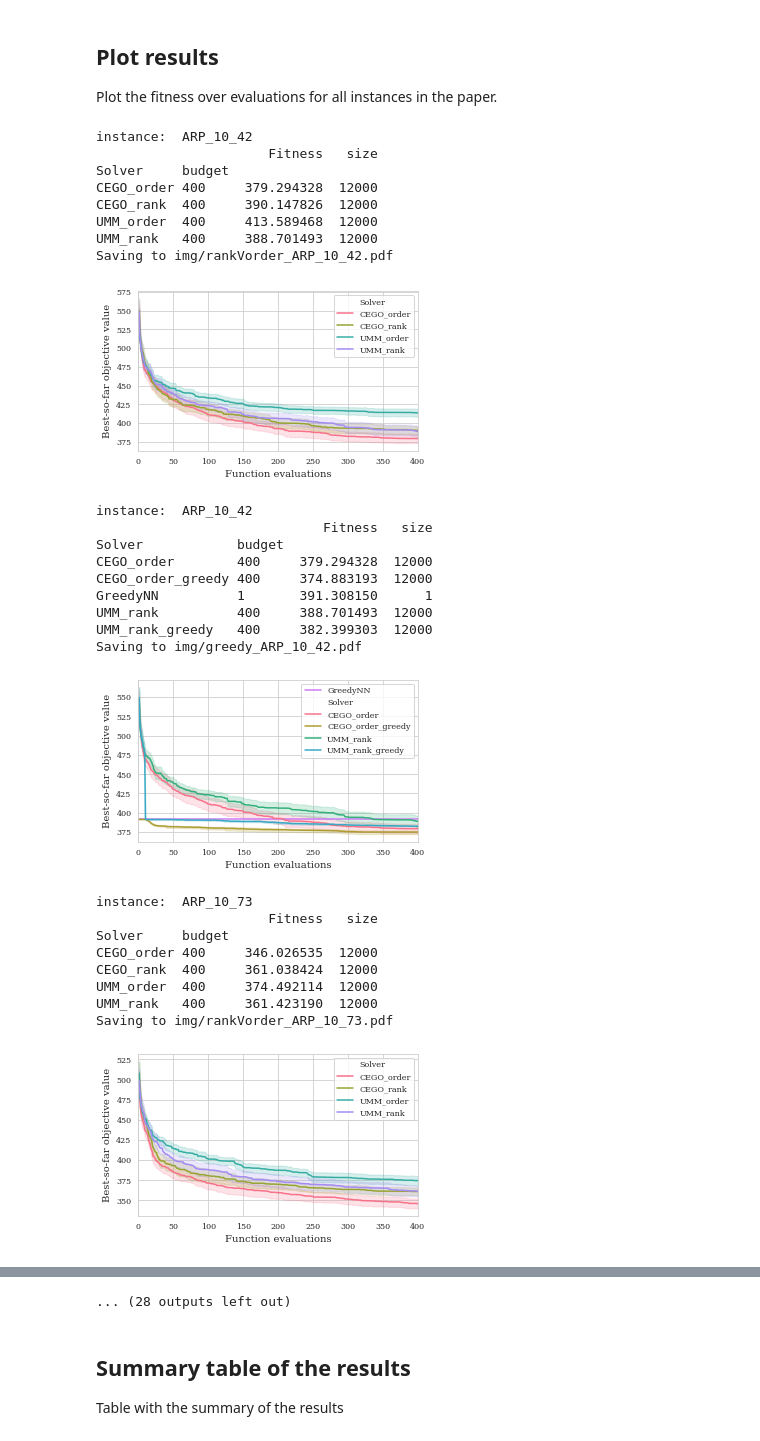
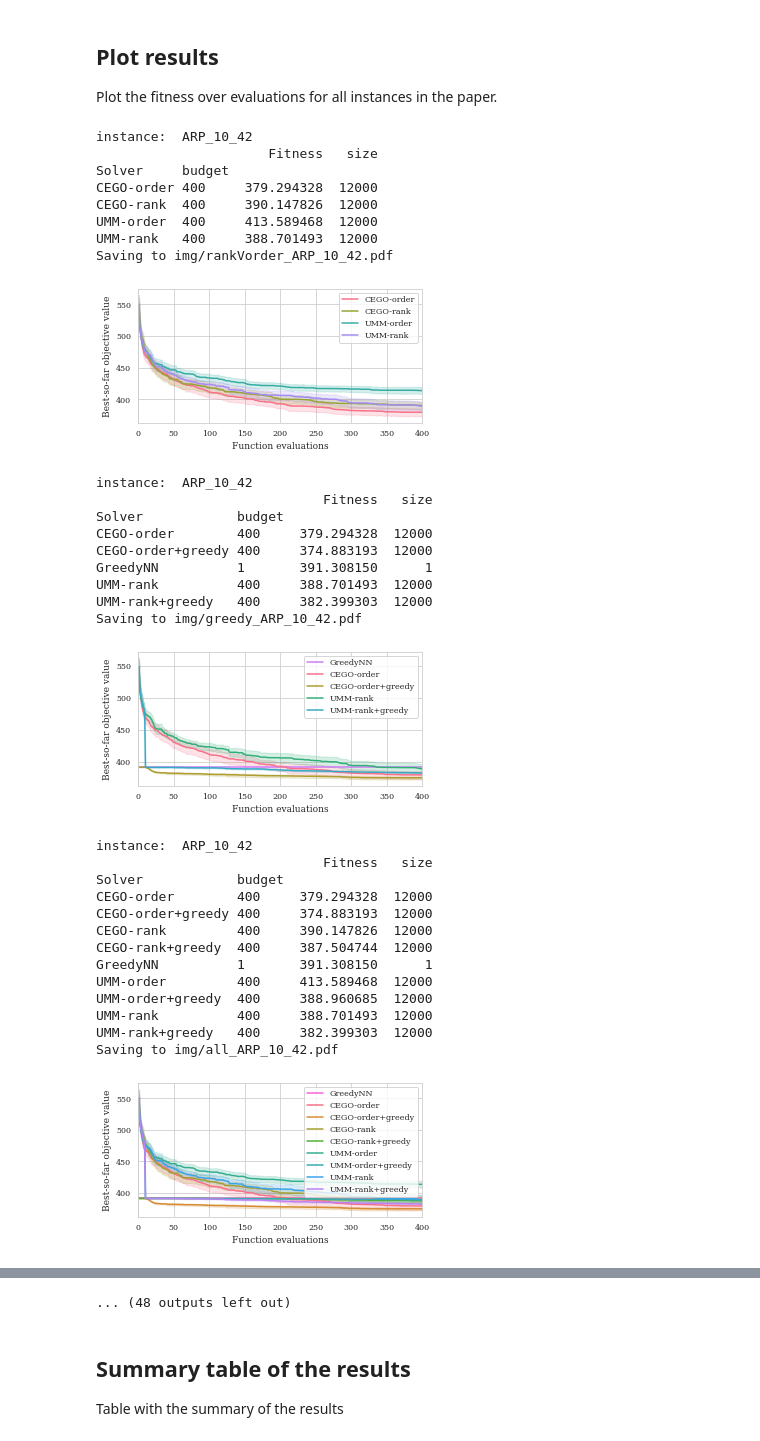
Before and after one commit to MLopez-Ibanez/AsteroidRoutingProblem, a Jupyter notebook: 4-analysis.ipynb, the cells around one changed output, grey strips where cells are left out. Drawn from its saved outputs; the diff is of its cells as text; code cells hidden in the pictures.

```diff
--- a/4-analysis.ipynb
+++ b/4-analysis.ipynb
@@ -21,8 +21,8 @@ tex_fonts = {
     "text.usetex": False,
     "font.family": "serif",
     # Use 10pt font in plots, to match 10pt font in document
-    "axes.labelsize": 10,
-    "font.size": 11,
+    "axes.labelsize": 9,
+    "font.size": 9,
     # Make the legend/label fonts a little smaller
     "legend.fontsize": 8,
     "xtick.labelsize": 8,
@@ -81,13 +81,13 @@ def read_alldata(pat="./results/**/*.csv.xz"):
         if "umm2" in filename:
              tmp['Solver'] = "UMM2"
         if "-er0" in filename:
-            tmp['Solver'] += "_rank"
+            tmp['Solver'] += "-rank"
         elif "-er1" in filename:
-            tmp['Solver'] += "_order"
+            tmp['Solver'] += "-order"
         if "greedynn-euclidean" in filename:
             tmp['Solver'] = "GreedyNN"
         if "greedy_euclidean" in filename:
-            tmp['Solver'] += "_greedy"
+            tmp['Solver'] += "+greedy"
         #tmp['Solver'] += '_'
         #tmp['Solver'] += tmp.budget.astype(str)
         lis.append(tmp)
@@ -208,66 +208,84 @@ def plot_fitness(df, inst, best = False, prefix = "fitness_"):
     df_fitness['size'] = df.groupby(['Solver', 'budget'])['Fitness'].size()
     print(df_fitness)
     budget = df.budget.max()
-    plt.figure(figsize=get_fig_size("lncs"))
+    plt.figure(figsize=get_fig_size("lncs",ratio=0.525))
     val_opt = None #get_opt(inst)
     if val_opt is not None:
         print("optimum: ", val_opt)
         plt.plot([0,budget],[val_opt,val_opt])
     palette = sns.color_palette("husl", df['Solver'].nunique())
     greedynn_f = df.loc[df.Solver.str.startswith("GreedyNN"), ['Solver',"Fitness"]]
     if len(greedynn_f) > 0:
         for index, (solver, fitness) in greedynn_f.iterrows():
             plt.plot([0,budget],[fitness,fitness], label=solver, color=palette.pop())
         df = df[~df.Solver.str.startswith("GreedyNN")]
     if best:
         y_col = 'Best-so-far objective value'
     else:
         y_col = 'Fitness'
-    g = sns.lineplot(x='Function evaluations', y=y_col, hue='Solver', data=df, palette=palette)#, style="eval_ranks")
-    g.set(xlim=(0, budget))
+    ax = sns.lineplot(x='Function evaluations', y=y_col, hue='Solver', data=df, palette=palette)#, style="eval_ranks")
+    ax.set(xlim=(0, budget))
+    handles, labels = ax.get_legend_handles_labels()
+    new_handles = []
+    new_labels = []
+    for h, l in zip(handles, labels):
+        if l == 'Solver':
+            continue
+        new_handles.append(h)
+        new_labels.append(l)
+    ax.legend(handles=new_handles, labels=new_labels)
     plt.tight_layout()
     filename = 'img/' + prefix + df.instance.iloc[0].replace('/','_').replace('.','_') + '.pdf'
     print("Saving to " + filename)
     plt.savefig(filename)
     plt.show()
 
 sel_inst = df.instance.unique()
 for inst in sel_inst:
-    sel_confs = ['CEGO_order', 'CEGO_rank', 'UMM_order', 'UMM_rank']
+    sel_confs = ['CEGO-order', 'CEGO-rank', 'UMM-order', 'UMM-rank']
     subdf = df[df.instance.str.contains(inst)].sort_values('Solver')
     subdf = subdf[subdf.Solver.isin(sel_confs)]
     plot_fitness(subdf, inst, best = True, prefix = "rankVorder_")
-    sel_confs = ['CEGO_order', 'CEGO_order_greedy', 'UMM_rank', 'UMM_rank_greedy', 'GreedyNN']
+
+    sel_confs = ['CEGO-order', 'CEGO-order+greedy', 'UMM-rank', 'UMM-rank+greedy', 'GreedyNN']
     subdf = df[df.instance.str.contains(inst)].sort_values('Solver')
     subdf = subdf[subdf.Solver.isin(sel_confs)]
     plot_fitness(subdf, inst, best = True, prefix = "greedy_")
+
+    subdf = df[df.instance.str.contains(inst)].sort_values('Solver')
+    plot_fitness(subdf, inst, best = True, prefix = "all_")
 # %% [output]
 instance:  ARP_10_42
                       Fitness   size
 Solver     budget
-CEGO_order 400     379.294328  12000
-CEGO_rank  400     390.147826  12000
-UMM_order  400     413.589468  12000
-UMM_rank   400     388.701493  12000
+CEGO-order 400     379.294328  12000
+CEGO-rank  400     390.147826  12000
+UMM-order  400     413.589468  12000
+UMM-rank   400     388.701493  12000
 Saving to img/rankVorder_ARP_10_42.pdf
-[figure, old version]
+[figure, new version]
 instance:  ARP_10_42
                              Fitness   size
 Solver            budget
-CEGO_order        400     379.294328  12000
-CEGO_order_greedy 400     374.883193  12000
+CEGO-order        400     379.294328  12000
+CEGO-order+greedy 400     374.883193  12000
 GreedyNN          1       391.308150      1
-UMM_rank          400     388.701493  12000
-UMM_rank_greedy   400     382.399303  12000
+UMM-rank          400     388.701493  12000
+UMM-rank+greedy   400     382.399303  12000
 Saving to img/greedy_ARP_10_42.pdf
-[figure, old version]
+[figure, new version]
-instance:  ARP_10_73
-                      Fitness   size
-Solver     budget
-CEGO_order 400     346.026535  12000
-CEGO_rank  400     361.038424  12000
-UMM_order  400     374.492114  12000
-UMM_rank   400     361.423190  12000
-Saving to img/rankVorder_ARP_10_73.pdf
+instance:  ARP_10_42
+                             Fitness   size
+Solver            budget
+CEGO-order        400     379.294328  12000
+CEGO-order+greedy 400     374.883193  12000
+CEGO-rank         400     390.147826  12000
+CEGO-rank+greedy  400     387.504744  12000
+GreedyNN          1       391.308150      1
+UMM-order         400     413.589468  12000
+UMM-order+greedy  400     388.960685  12000
+UMM-rank          400     388.701493  12000
+UMM-rank+greedy   400     382.399303  12000
+Saving to img/all_ARP_10_42.pdf
-[figure, old version]
+[figure, new version]
 instance:  ARP_10_73
@@ -302,4 +324,4 @@ Saving to img/greedy_ARP_15_42.pdf
-... (28 outputs left out)
+... (48 outputs left out)
 # %% [markdown]
 ## Summary table of the results
 
```
Also changed, not shown: parts of 5 cells of this notebook, 1 other file.
